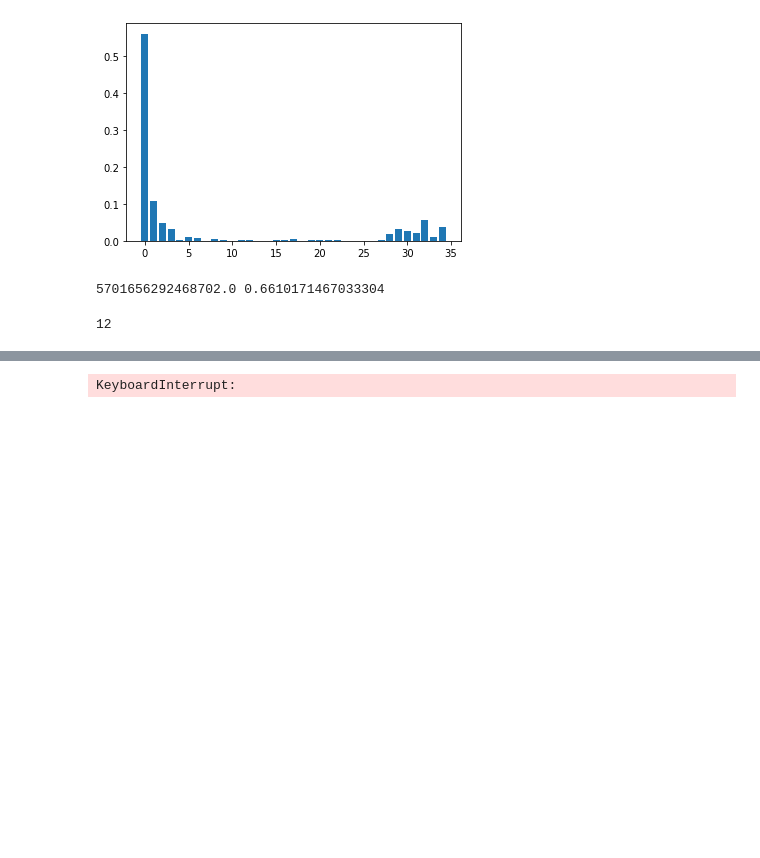
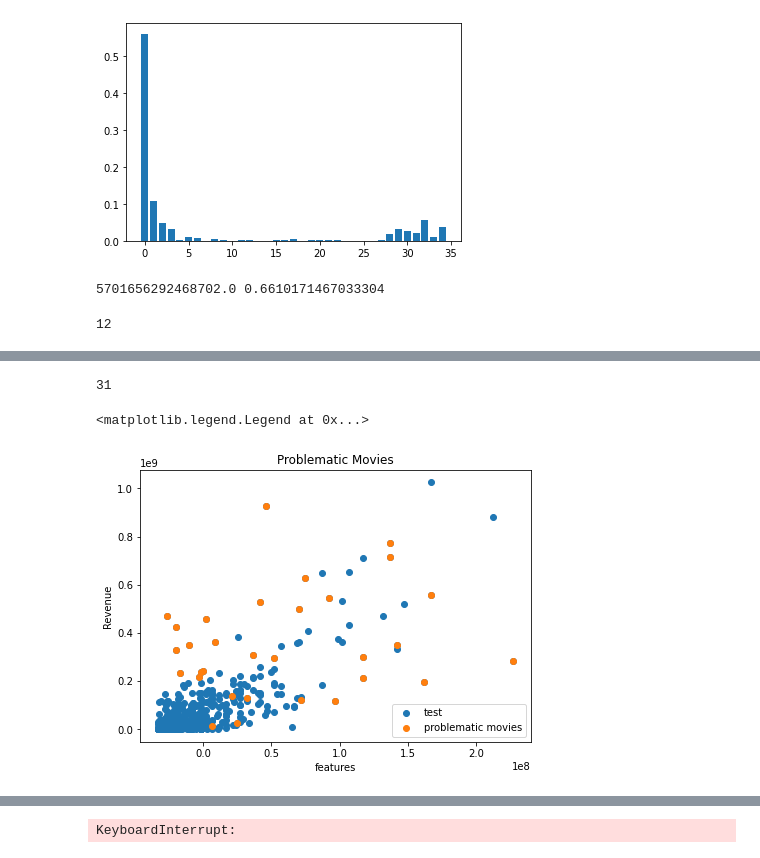
Before and after one commit to giacomobais/Data-WebMining, a Jupyter notebook: Progetto.ipynb, the cells around one changed output, grey strips where cells are left out. Saved outputs shown, nothing was run; the diff lists cells and outputs as text; code cells hidden in the pictures; blank space fills up the shorter version.

```diff
--- a/Progetto.ipynb
+++ b/Progetto.ipynb
@@ -1721,9 +1726,25 @@ Feature: 34, Score: 0.03408
 # %%
 #error exploration
 predicted_y = rf.predict(x_test)
 sel_errors_pos = []
-errors = sqrt((predicted_y - y_test)^2)
+errors = np.square((predicted_y - y_test)**2)
+test_acc = np.mean(errors)
 for i, err in enumerate(errors):
     if(err > test_acc):
         sel_errors_pos.append((i))
-problematic_movies = x_test[sel_errors_post:]
+
+pca = PCA(n_components=1)
+x = pca.fit_transform(x_test)
+problematic_movies = x[sel_errors_pos]
+print(len(y_test[sel_errors_pos]))
+fig, ax = plt.subplots(figsize=(7,5))
+ax.scatter(x, y_test, label='test')
+ax.scatter(problematic_movies, y_test[sel_errors_pos], label='problematic movies')
+ax.set_title("Problematic Movies")
+ax.set_xlabel("features")
+ax.set_ylabel("Revenue")
+ax.legend()
+# %% [output]
+31
+<matplotlib.legend.Legend at 0x...>
+[figure, added]
```
Also changed, not shown: parts of 5 cells of this notebook.
